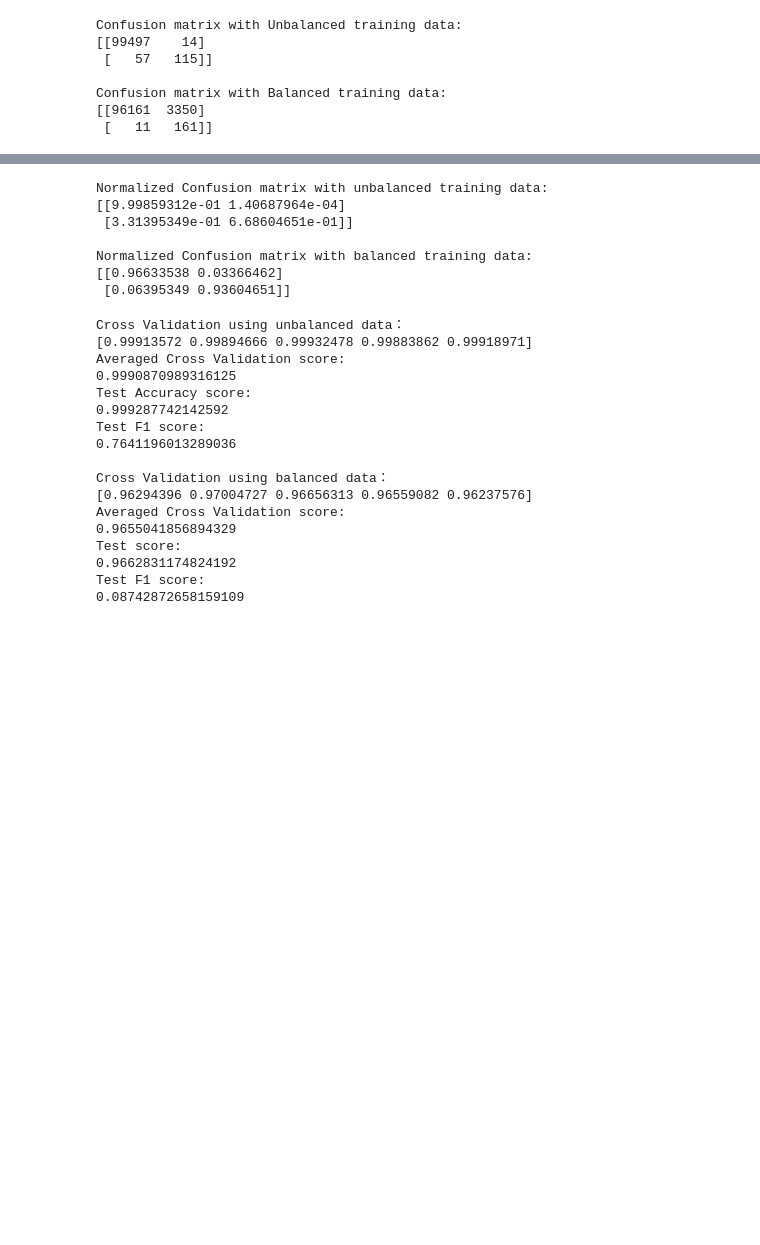
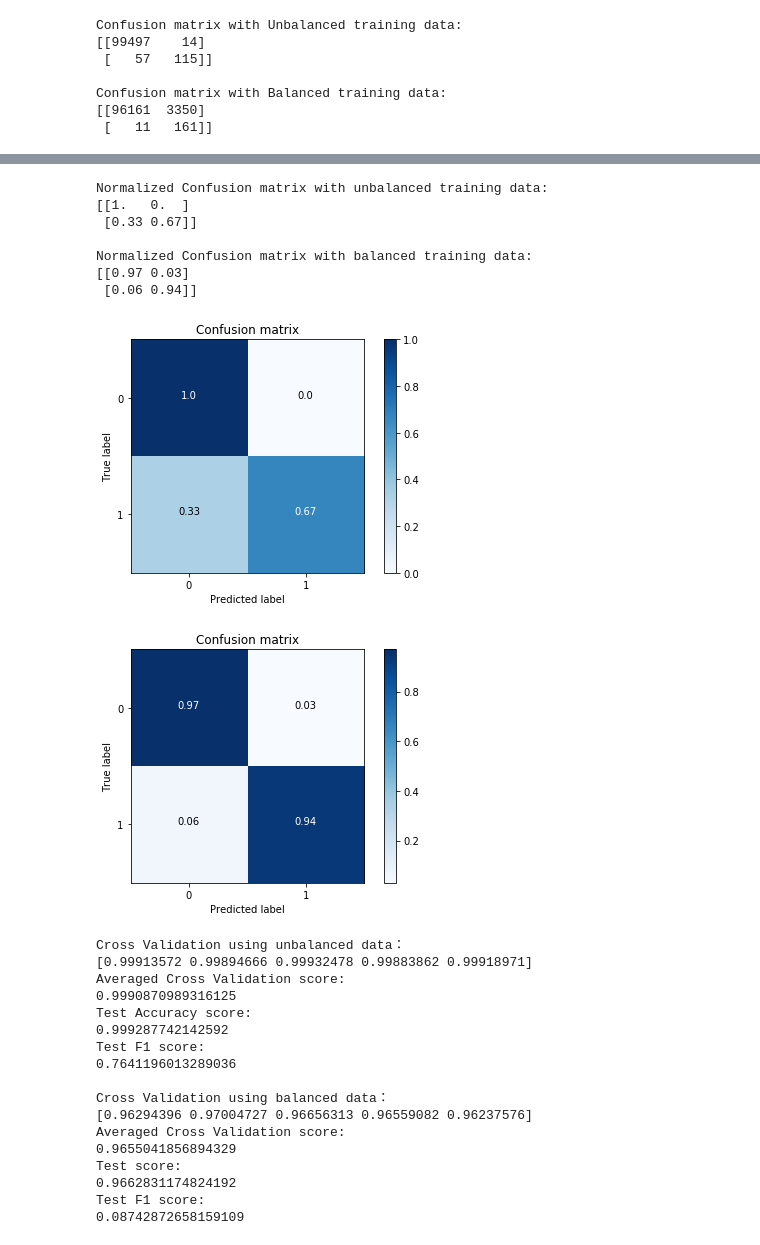
Before and after one commit to YuLiu83/Data-Balancing-and-Model-Calibration-with-Logistic-Regression, a Jupyter notebook: (Un-)Balanced, (Un-)Calibrated Logistic Regression Model Comparison.ipynb, the cells around one changed output, grey strips where cells are left out. Saved outputs shown, nothing was run; the diff lists cells and outputs as text; code cells hidden in the pictures; blank space fills up the shorter version.

```diff
--- a/(Un-)Balanced, (Un-)Calibrated Logistic Regression Model Comparison.ipynb
+++ b/(Un-)Balanced, (Un-)Calibrated Logistic Regression Model Comparison.ipynb
@@ -132,22 +182,35 @@ Confusion matrix with Balanced training data:
     norm_matrix=np.array([[1/y_test_legit, 1/y_test_legit], [1/y_test_fraud, 1/y_test_fraud]])
 
     # normalize the unbalanced regular confusion matrix， each row sums up to 1
-    confusion_norm_unbalanced = confusion_unbalanced*norm_matrix
+    confusion_norm_unbalanced = np.around(confusion_unbalanced*norm_matrix, 2)
     print("Normalized Confusion matrix with unbalanced training data:\n{}".format(confusion_norm_unbalanced ))
 
     print("")
 
     # normalize the Balanced regular confusion matrix， each row sums up to 1
-    confusion_norm_balanced = confusion_balanced*norm_matrix
+    confusion_norm_balanced = np.around(confusion_balanced*norm_matrix, 2)
     print("Normalized Confusion matrix with balanced training data:\n{}".format(confusion_norm_balanced))
 # %% [output]
 Normalized Confusion matrix with unbalanced training data:
-[[9.99859312e-01 1.40687964e-04]
- [3.31395349e-01 6.68604651e-01]]
+[[1.   0.  ]
+ [0.33 0.67]]
 
 Normalized Confusion matrix with balanced training data:
-[[0.96633538 0.03366462]
- [0.06395349 0.93604651]]
+[[0.97 0.03]
+ [0.06 0.94]]
+# %%
+class_names = [0,1]
+plt.figure()
+plot_confusion_matrix(confusion_norm_unbalanced, normalize=False , classes=class_names, title='Confusion matrix')
+plt.show()
+
+class_names = [0,1]
+plt.figure()
+plot_confusion_matrix(confusion_norm_balanced, normalize=False , classes=class_names, title='Confusion matrix')
+plt.show()
+# %% [output]
+[figure, added]
+[figure, added]
 # %%
 # 3. Cross-validation score using training data and then using unseen test data for testing
 log_CV_unbalanced=cross_val_score(lr_model_unbalanced, x_train, y_train, cv=5)
```
Also changed, not shown: parts of 2 cells of this notebook.
